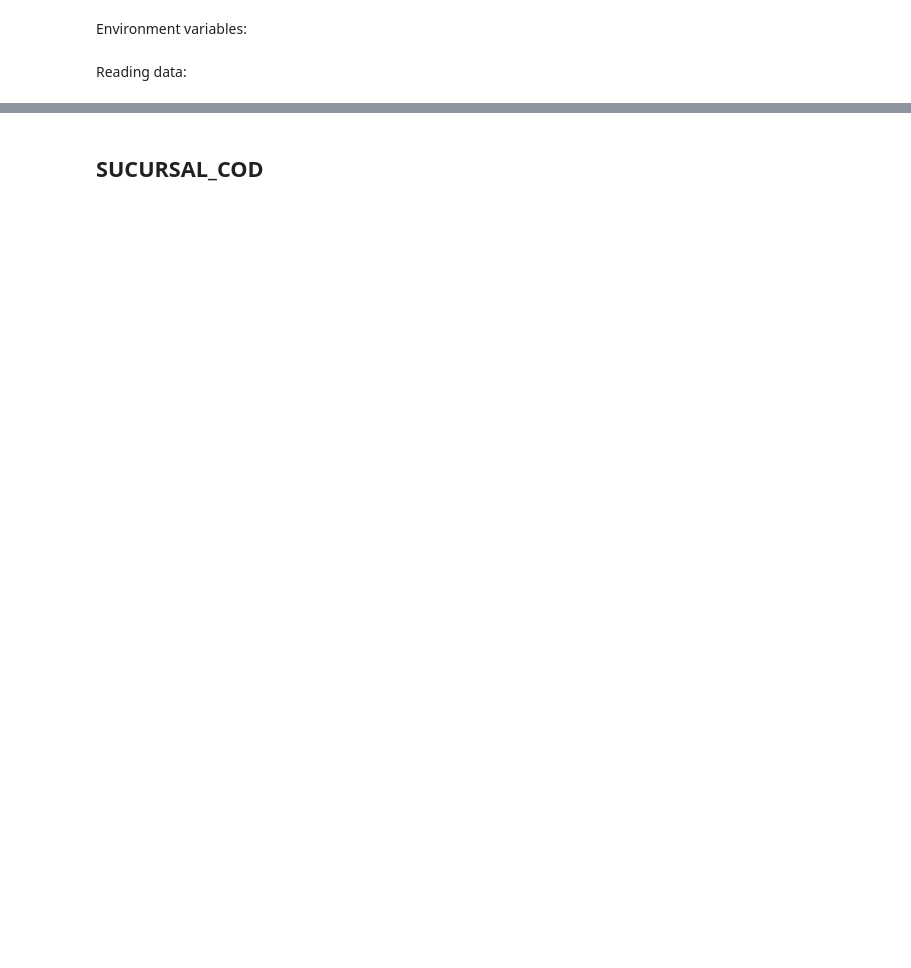
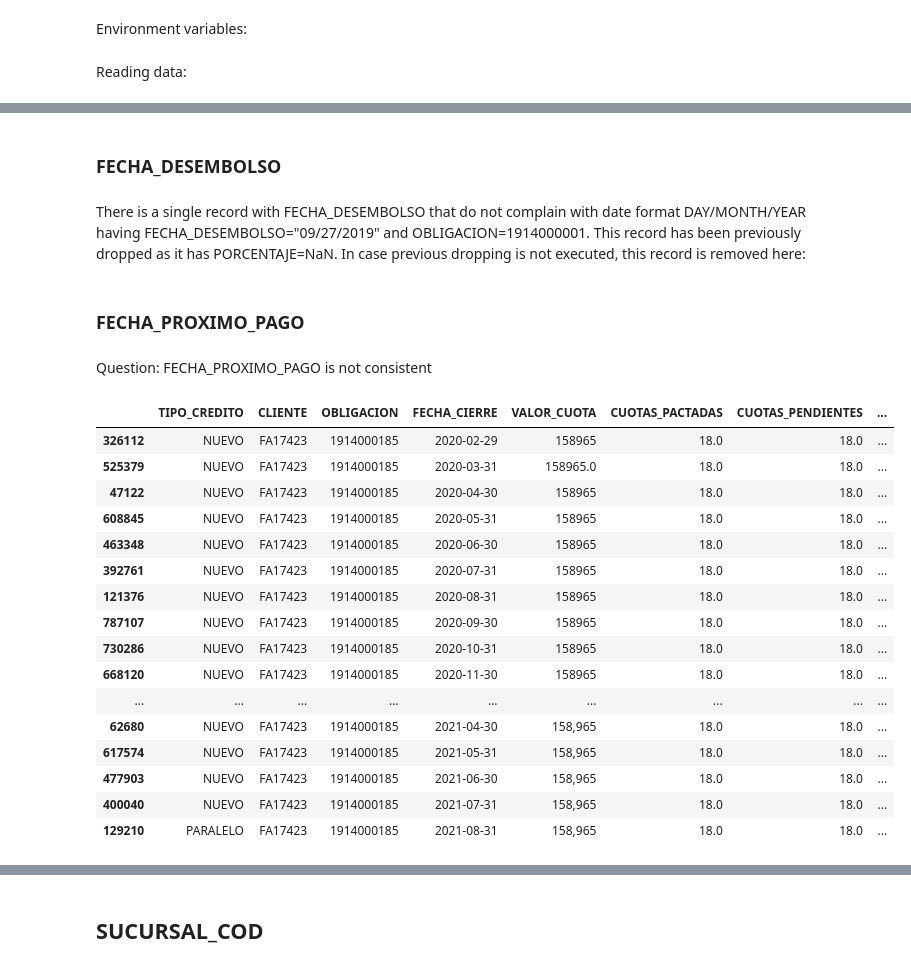
Before and after one commit to hdt94/ds4a-project, a Jupyter notebook: analytics/cleaning/cleaning_cartera.ipynb, the cells around one changed output, grey strips where cells are left out. Drawn from its saved outputs; the diff is of its cells as text; code cells hidden in the pictures; blank space fills up the shorter version.

```diff
--- a/analytics/cleaning/cleaning_cartera.ipynb
+++ b/analytics/cleaning/cleaning_cartera.ipynb
@@ -63,0 +335,3 @@ df.head()
+# %%
+definitions_ss = cliente_obligacion_ss[~ind_na_ss]
+definitions_ss
@@ -63,0 +352,11 @@ df.head()
+# %%
+ind_na = df['CLIENTE'].isna()
+ind_in_definition = df['OBLIGACION'].isin(definitions_ss.index)
+
+ind = ind_na & ind_in_definition
+ind_cliente_na_not_updated = ind_na & ~ind_in_definition
+
+prev = df.loc[ind, 'CLIENTE']
+df.loc[ind, 'CLIENTE'] = definitions_ss.loc[df.loc[ind, 'OBLIGACION']].values
+
+pd.concat([prev, df.loc[ind, 'CLIENTE']], axis=1)
@@ -63,0 +410,5 @@ df.head()
+# %%
+count_prev = df.shape[0]
+df = df.dropna(subset='CLIENTE')
+
+count_prev, df.shape[0]
@@ -63,0 +419,35 @@ df.head()
+# %% [markdown]
+### FECHA_DESEMBOLSO
+# %% [markdown]
+There is a single record with FECHA_DESEMBOLSO that do not complain with date format DAY/MONTH/YEAR having FECHA_DESEMBOLSO="09/27/2019" and OBLIGACION=1914000001. This record has been previously dropped as it has PORCENTAJE=NaN. In case previous dropping is not executed, this record is removed here:
+# %%
+ind_day_month_year = df['FECHA_DESEMBOLSO'].str.match(r"[0-3]?\d/[01]?\d/\d{4}")
+
+if ((~ind_day_month_year).any()):
+    display(df.loc[~ind_day_month_year, PRESENT_COLS])
+
+    df = df[ind_day_month_year]
+# %% [markdown]
+### FECHA_PROXIMO_PAGO
+# %% [markdown]
+Question: FECHA_PROXIMO_PAGO is not consistent
+# %%
+df[interest_cols].query('OBLIGACION == 1914000185')
+# %% [output]
+|  | TIPO_CREDITO | CLIENTE | OBLIGACION | FECHA_CIERRE | VALOR_CUOTA | CUOTAS_PACTADAS | CUOTAS_PENDIENTES | ... |
+| 326112 | NUEVO | FA17423 | 1914000185 | 2020-02-29 | 158965 | 18.0 | 18.0 | ... |
+| 525379 | NUEVO | FA17423 | 1914000185 | 2020-03-31 | 158965.0 | 18.0 | 18.0 | ... |
+| 47122 | NUEVO | FA17423 | 1914000185 | 2020-04-30 | 158965 | 18.0 | 18.0 | ... |
+| 608845 | NUEVO | FA17423 | 1914000185 | 2020-05-31 | 158965 | 18.0 | 18.0 | ... |
+| 463348 | NUEVO | FA17423 | 1914000185 | 2020-06-30 | 158965 | 18.0 | 18.0 | ... |
+| 392761 | NUEVO | FA17423 | 1914000185 | 2020-07-31 | 158965 | 18.0 | 18.0 | ... |
+| 121376 | NUEVO | FA17423 | 1914000185 | 2020-08-31 | 158965 | 18.0 | 18.0 | ... |
+| 787107 | NUEVO | FA17423 | 1914000185 | 2020-09-30 | 158965 | 18.0 | 18.0 | ... |
+| 730286 | NUEVO | FA17423 | 1914000185 | 2020-10-31 | 158965 | 18.0 | 18.0 | ... |
+| 668120 | NUEVO | FA17423 | 1914000185 | 2020-11-30 | 158965 | 18.0 | 18.0 | ... |
+| ... | ... | ... | ... | ... | ... | ... | ... | ... |
+| 62680 | NUEVO | FA17423 | 1914000185 | 2021-04-30 | 158,965 | 18.0 | 18.0 | ... |
+| 617574 | NUEVO | FA17423 | 1914000185 | 2021-05-31 | 158,965 | 18.0 | 18.0 | ... |
+| 477903 | NUEVO | FA17423 | 1914000185 | 2021-06-30 | 158,965 | 18.0 | 18.0 | ... |
+| 400040 | NUEVO | FA17423 | 1914000185 | 2021-07-31 | 158,965 | 18.0 | 18.0 | ... |
+| 129210 | PARALELO | FA17423 | 1914000185 | 2021-08-31 | 158,965 | 18.0 | 18.0 | ... |
```
Also changed, not shown: parts of 162 cells of this notebook.
